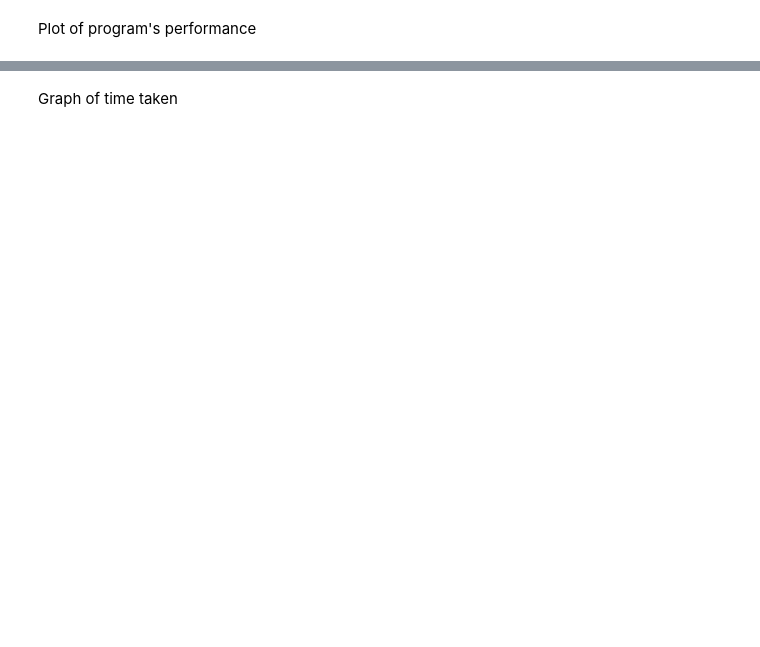
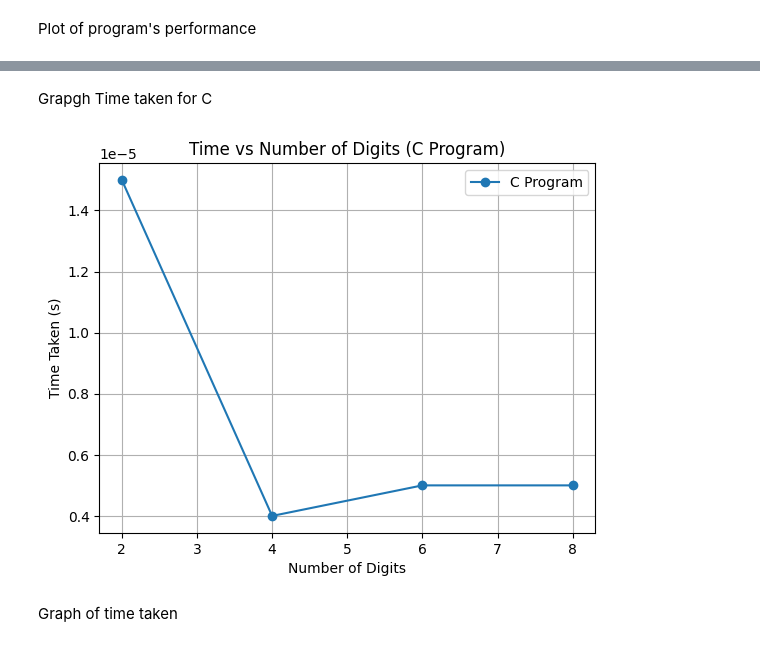
Before and after one commit to adenikeadewumi/EEE_254, a Jupyter notebook: Ass5.ipynb, the cells around one changed output, grey strips where cells are left out. Drawn from its saved outputs; the diff is of its cells as text; code cells hidden in the pictures; blank space fills up the shorter version.

```diff
--- a/Ass5.ipynb
+++ b/Ass5.ipynb
@@ -99,3 +206,21 @@ Enter the cube number: 12628
+# %% [markdown]
+Grapgh Time taken for C
+# %%
+
+
+# Load the result gotten for the C program stored in csv file results
+df = pd.read_csv('results.csv')
+
+# Plot time vs number of digits
+plt.plot(df['Digits'], df['Time'], marker='o', label='C Program')
+plt.xlabel('Number of Digits')
+plt.ylabel('Time Taken (s)')
+plt.title('Time vs Number of Digits (C Program)')
+plt.legend()
+plt.grid(True)
+plt.show()
+# %% [output]
+[figure, added]
 # %% [markdown]
 Graph of time taken
 # %%
```
Also changed, not shown: parts of 14 cells of this notebook.
